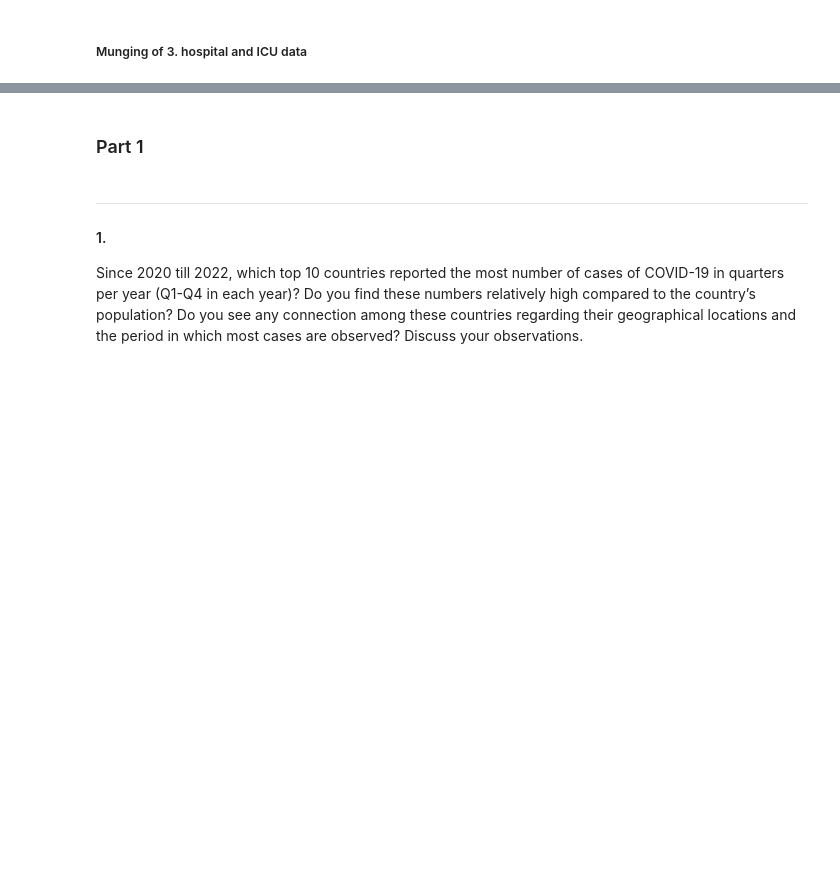
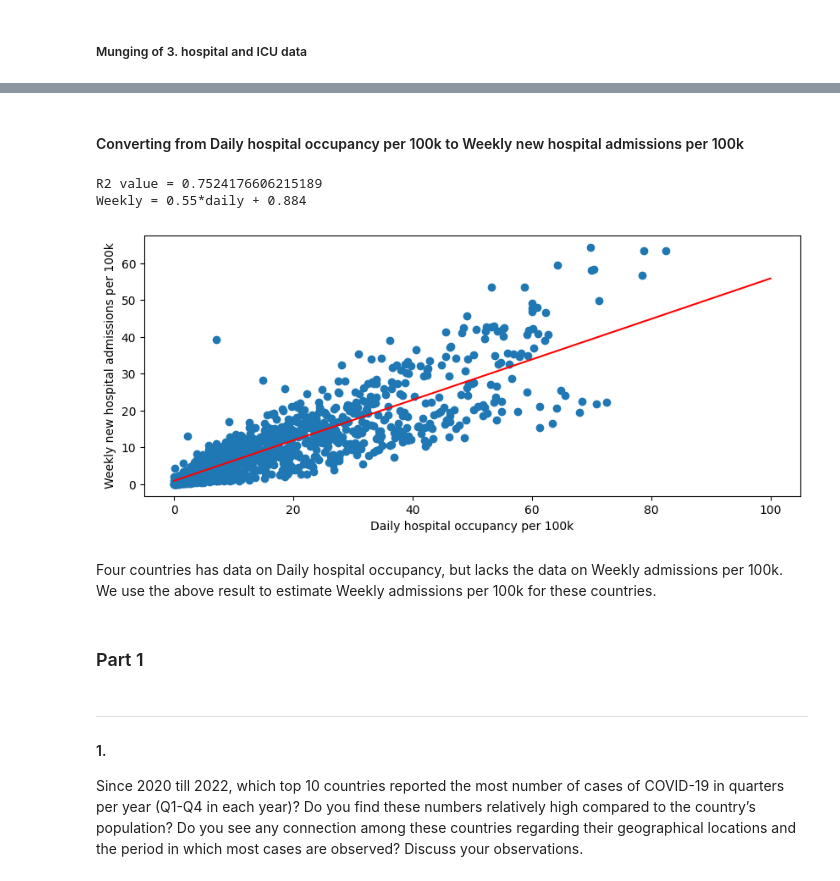
Before and after one commit to Globose/dv1597, a Jupyter notebook: a2/book.ipynb, the cells around one changed output, grey strips where cells are left out. Cells and saved outputs as stored; diff of their text form; code cells hidden in the pictures; blank space fills up the shorter version.

```diff
--- a/a2/book.ipynb
+++ b/a2/book.ipynb
@@ -175,0 +228,12 @@ Spain ['Daily hospital occupancy', 'Daily ICU occupancy', 'Weekly new hospital a
+# %%
+# Slice for indicator == Weekly new hospital admissions per 100k
+df_hosp_weekly = df_admissions[df_admissions['indicator'] == 'Weekly new hospital admissions per 100k'].copy()
+df_hosp_weekly = df_hosp_weekly.rename(columns={'value':'Weekly new hospital admissions per 100k'})
+
+# Select and order columns
+df_hosp_weekly = df_hosp_weekly[['Country','Time','Weekly new hospital admissions per 100k']]
+
+# Sort by Country name and Time
+df_hosp_weekly = df_hosp_weekly.sort_values(by=['Country', 'Time']).reset_index(drop=True)
+
+display(df_hosp_weekly)
@@ -175,0 +312,47 @@ Spain ['Daily hospital occupancy', 'Daily ICU occupancy', 'Weekly new hospital a
+# %% [markdown]
+#### Converting from Daily hospital occupancy per 100k to Weekly new hospital admissions per 100k
+# %%
+x = []
+y = []
+
+data = {}
+
+# Store all Daily occupancy per 100k with country and time
+for line in df_hosp_daily.iterrows():
+    key = str(line[1]['Time'])+line[1]['Country']
+    data[key] = line[1]['Daily hospital occupancy per 100k']
+
+# Find matching time/country, and map weekly with daily
+for line in df_hosp_weekly.iterrows():
+    key = str(line[1]['Time'])+line[1]['Country']
+    daily = data.get(key)
+    if daily != None:
+        weekly = line[1]['Weekly new hospital admissions per 100k']
+        x.append(daily)
+        y.append(weekly)
+
+# Linear regression
+data_linreg = np.polyfit(x,y,1)
+x2 = np.linspace(0, 100, 10)
+y2 = np.polyval(data_linreg, x2)
+
+# Statistics for linear regression
+slope, intercept, r_value, p_value, std_err = scipy.stats.linregress(x, y)
+print("R2 value =", r_value**2)
+
+print(f'Weekly = {data_linreg[0].round(3)}*daily + {data_linreg[1].round(3)}')
+
+# Scatter plot and regression line
+fig = mpl.figure(figsize=(10, 4))
+ax = fig.add_subplot()
+ax.scatter(x, y)
+ax.set_xlabel('Daily hospital occupancy per 100k')
+ax.set_ylabel('Weekly new hospital admissions per 100k')
+ax.plot(x2,y2,color='red')
+mpl.show()
+# %% [output]
+R2 value = 0.7524176606215189
+Weekly = 0.55*daily + 0.884
+[figure, added]
+# %% [markdown]
+Four countries has data on Daily hospital occupancy, but lacks the data on Weekly admissions per 100k. We use the above result to estimate Weekly admissions per 100k for these countries.
```
Also changed, not shown: parts of 35 cells of this notebook, 1 other file.
